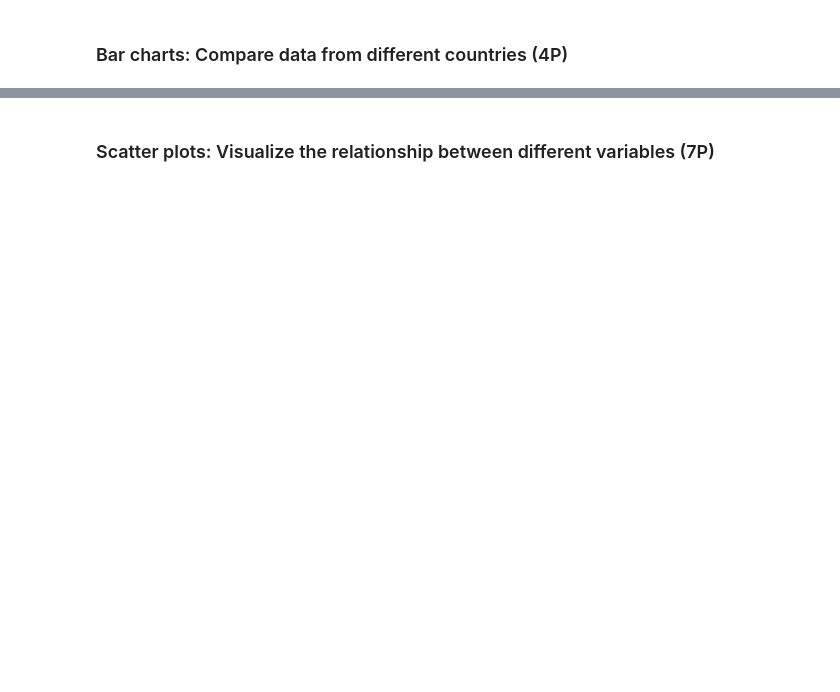
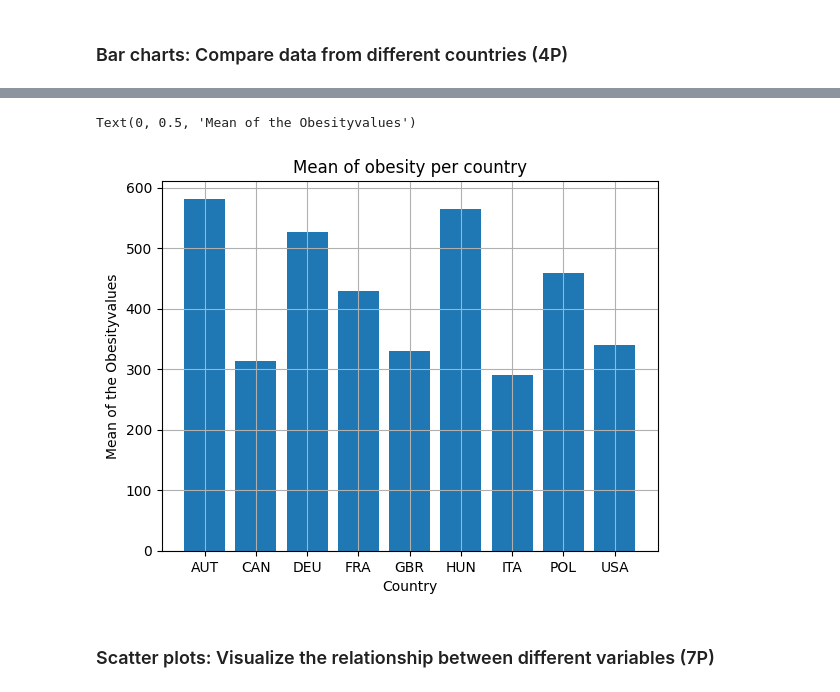
Before and after one commit to trigsaw/Assignment2, a Jupyter notebook: assignment2.ipynb, the cells around one changed output, grey strips where cells are left out. Saved outputs shown, nothing was run; the diff lists cells and outputs as text; code cells hidden in the pictures; blank space fills up the shorter version.

Commit message:
First Bar Chart

```diff
--- a/assignment2.ipynb
+++ b/assignment2.ipynb
@@ -119,2 +113,5 @@ plt.grid(True)
 # %% [markdown]
 ### Bar charts: Compare data from different countries (4P)
+# %%
+data = pa.read_csv("OECD.ELS.HD,DSD_HEALTH_LVNG@DF_HEALTH_LVNG,+all.csv", delimiter = ",")   # Daten einlesen
+data
@@ -121,2 +132,21 @@ plt.grid(True)
+# %%
+figure, axis = plt.subplots()
+
+countrys_data = data[data["REF_AREA"].isin(["AUT", "DEU", "ITA", "USA", "CAN", "POL", "HUN", "FRA", "GBR"])]    # Daten von den gewollten Ländern
+
+mean_per_country = countrys_data.groupby("REF_AREA")["OBS_VALUE"].mean()    # Durchschnitt der einzelnen Länder berechnen
+
+ys = mean_per_country.values    # Werte
+xs = mean_per_country.index     # Länder
+
+plt.bar(xs, ys)
+
+plt.title("Mean of obesity per country")
+plt.grid(True)
+axis.set_xlabel("Country")
+axis.set_ylabel("Mean of the Obesityvalues")
+# %% [output]
+Text(0, 0.5, 'Mean of the Obesityvalues')
+[figure, added]
 # %% [markdown]
 ### Scatter plots: Visualize the relationship between different variables (7P)
```
Also changed, not shown: parts of 3 cells of this notebook.
